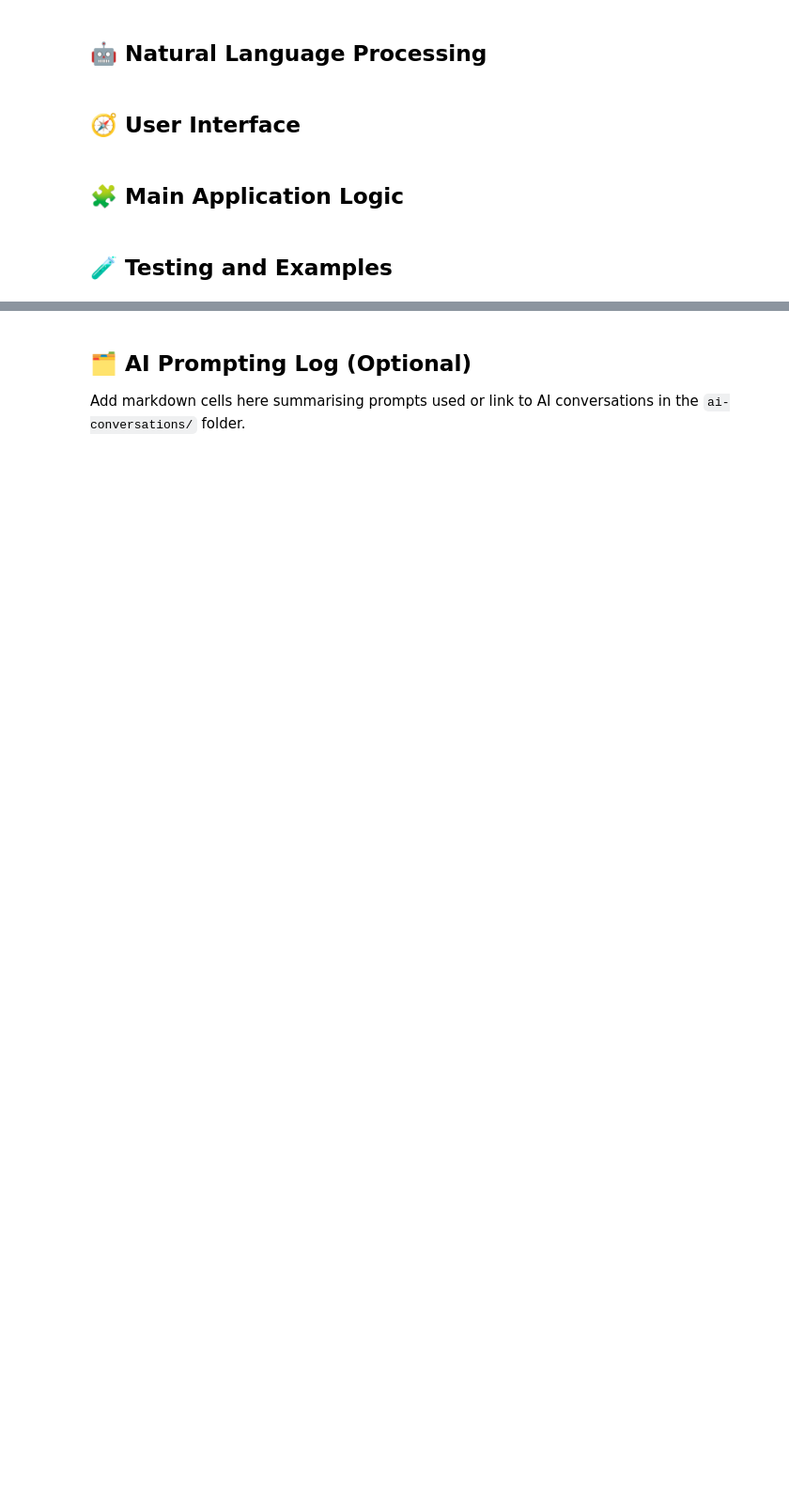
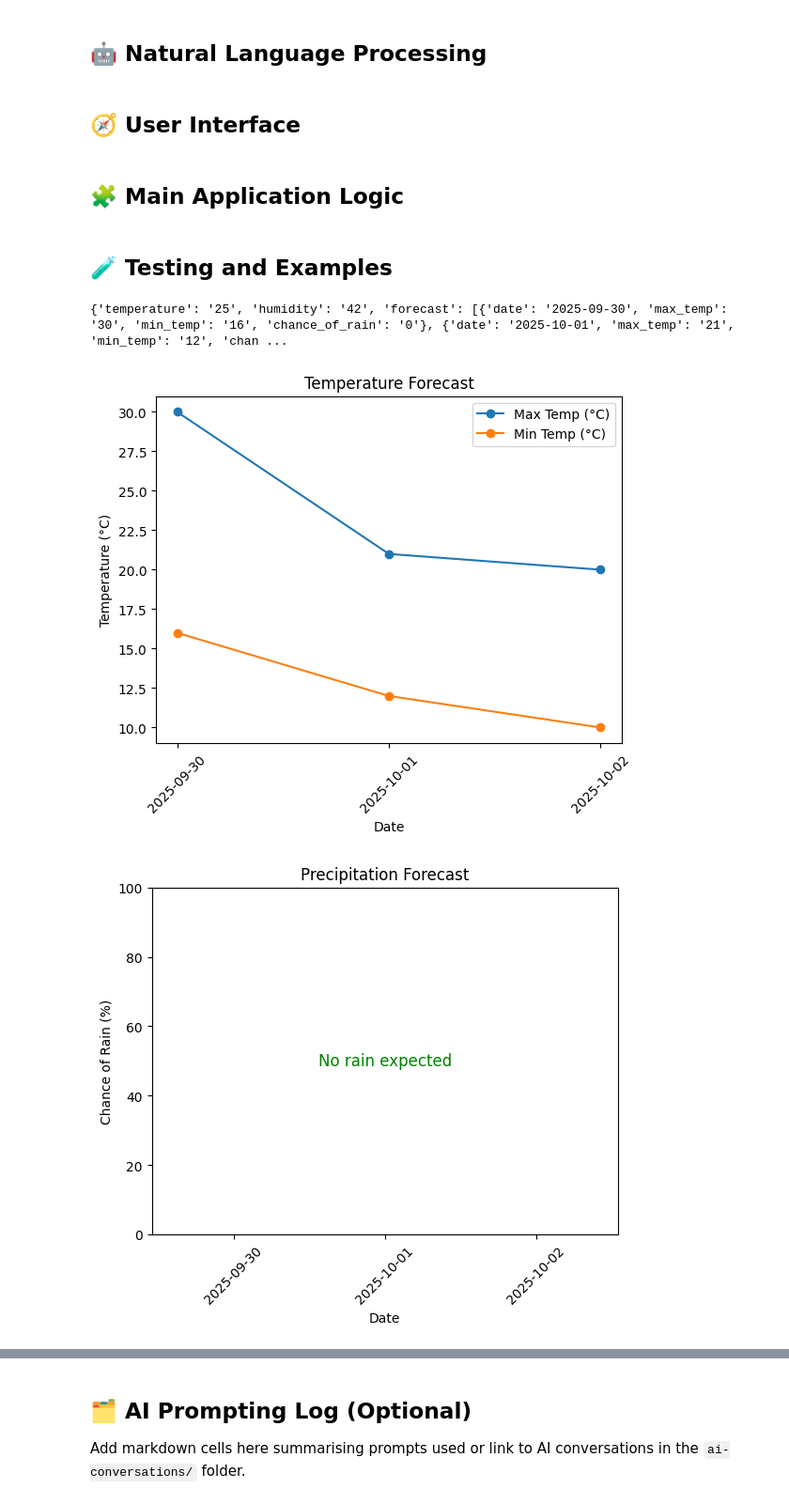
Before and after one commit to Hyunjiinko/ISYS5001_Weatherwise_Hyunjin-Ko, a Jupyter notebook: starter_notebook.ipynb, the cells around one changed output, grey strips where cells are left out. Shown at 94% size. Drawn from its saved outputs; the diff is of its cells as text; code cells hidden in the pictures; blank space fills up the shorter version.

```diff
--- a/starter_notebook.ipynb
+++ b/starter_notebook.ipynb
@@ -138,17 +127,27 @@ create_temperature_visualisation(data)
-# %%
-
-def create_precipitation_visualisation(weather_data, output_type='display'):
-    """
-    Create visualisation of precipitation data.
-
-    Args:
-        weather_data (dict): The processed weather data
-        output_type (str): Either 'display' to show in notebook or 'figure' to return the figure
-
-    Returns:
-        If output_type is 'figure', returns the matplotlib figure object
-        Otherwise, displays the visualisation in the notebook
-    """
-    pass
+# %%
+def create_precipitation_visualisation(weather_data, output_type='display'):
+    dates = [day["date"] for day in weather_data["forecast"]]
+    precipitation = [int(day["chance_of_rain"]) for day in weather_data["forecast"]]
+
+    fig, ax = plt.subplots()
+    ax.bar(dates, precipitation, color='skyblue')
+
+    ax.set_title("Precipitation Forecast")
+    ax.set_xlabel("Date")
+    ax.set_ylabel("Chance of Rain (%)")
+    ax.set_ylim(0, 100)  # Always show 0–100%
+
+    # If no rain at all, show a message
+    if all(p == 0 for p in precipitation):
+        ax.text(0.5, 0.5, "No rain expected",
+                ha='center', va='center', fontsize=12, color='green',
+                transform=ax.transAxes)
+
+    plt.xticks(rotation=45)
+
+    if output_type == 'figure':
+        return fig
+    else:
+        plt.show()
 # %% [markdown]
 ## 🤖 Natural Language Processing
@@ -189,3 +192,15 @@ def generate_weather_response(parsed_question, weather_data):
 ## 🧪 Testing and Examples
 # %%
 # Include sample input/output for each function
+# %%
+print(get_weather_data("New York"))
+# %% [output]
+{'temperature': '25', 'humidity': '42', 'forecast': [{'date': '2025-09-30', 'max_temp': '30', 'min_temp': '16', 'chance_of_rain': '0'}, {'date': '2025-10-01', 'max_temp': '21', 'min_temp': '12', 'chan ...
+# %%
+data = get_weather_data("New York")
+
+create_temperature_visualisation(data)
+create_precipitation_visualisation(data)
+# %% [output]
+[figure, added]
+[figure, added]
```
Also changed, not shown: parts of 6 cells of this notebook.
